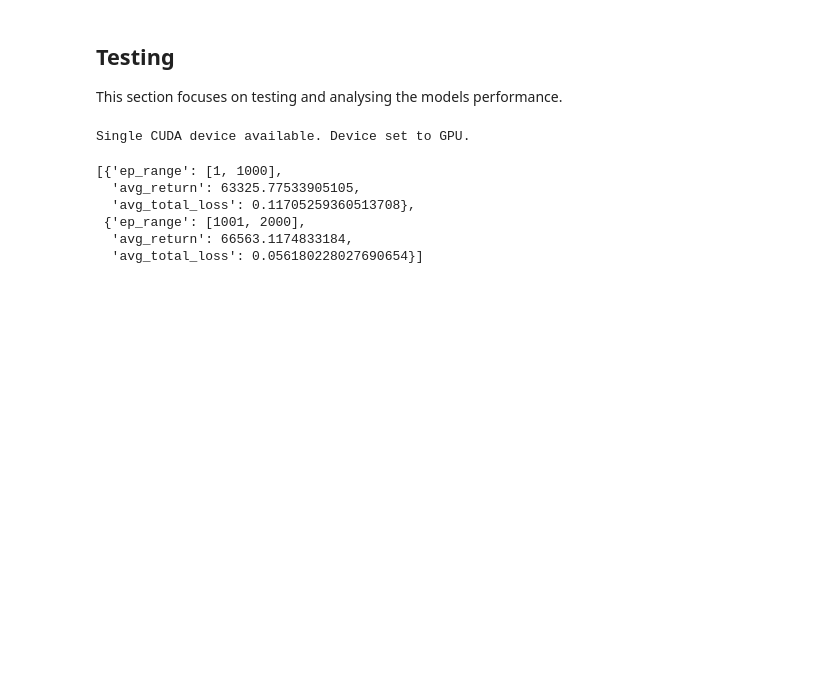
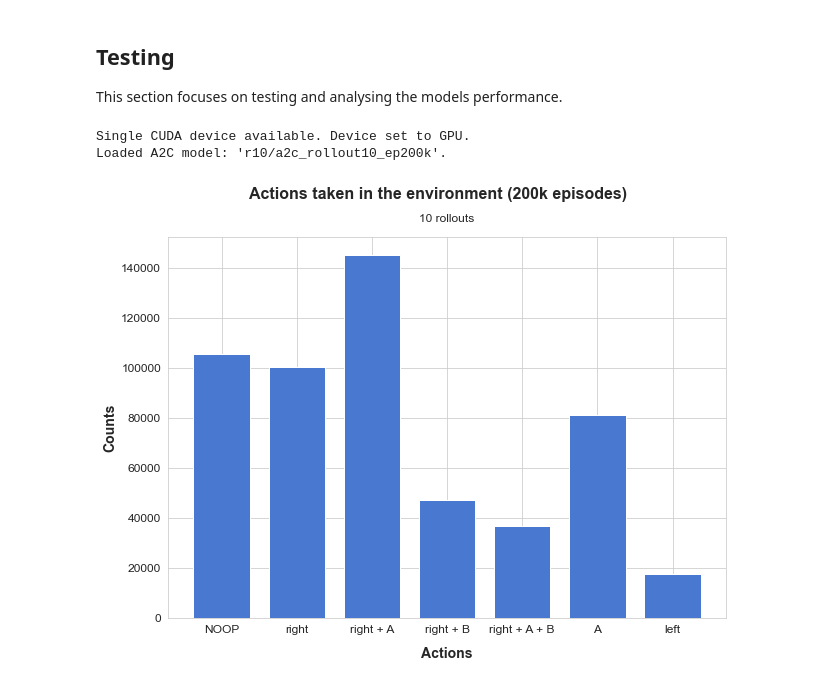
Before and after one commit to whattheforkbomb/CM50270_CW2, a Jupyter notebook: src/a2c-demo.ipynb, the cells around one changed output. Drawn from its saved outputs; the diff is of its cells as text; code cells hidden in the pictures; blank space fills up the shorter version.

Commit message:
v3.3.1
- Added plots to the plotter class and implemented them in the a2c-demo notebook.

- Fixed a minor bug in the load_model function.

```diff
--- a/src/a2c-demo.ipynb
+++ b/src/a2c-demo.ipynb
@@ -92,7 +93,7 @@ Saved model at episode 2000 as: 'a2c_rollout2_ep2k'.
 ## Testing
 This section focuses on testing and analysing the models performance.
 # %%
-filename = ?
+filename = 'r10/a2c_rollout10_ep200k'
 
 # Get device name
 device_count = torch.cuda.device_count()
@@ -105,15 +106,11 @@ agent = A2CAgent(config=config, device=device)
 agent.load_model(filename=filename, device=device)
 # %% [output]
 Single CUDA device available. Device set to GPU.
+Loaded A2C model: 'r10/a2c_rollout10_ep200k'.
-# %%
-agent.logger.save_batch_stats
-# %% [output]
-[{'ep_range': [1, 1000],
-  'avg_return': 63325.77533905105,
-  'avg_total_loss': 0.11705259360513708},
- {'ep_range': [1001, 2000],
-  'avg_return': 66563.1174833184,
-  'avg_total_loss': 0.056180228027690654}]
 # %%
 # Create plotter
 vis = Plotter(logger=agent.logger)
+# %%
+vis.actions_chart(data=agent.logger.actions, subplot_title='10 rollouts', figsize=(10, 7), width=0.75)
+# %% [output]
+[figure, added]
```
Also changed, not shown: parts of 6 cells of this notebook, 2 other files.
